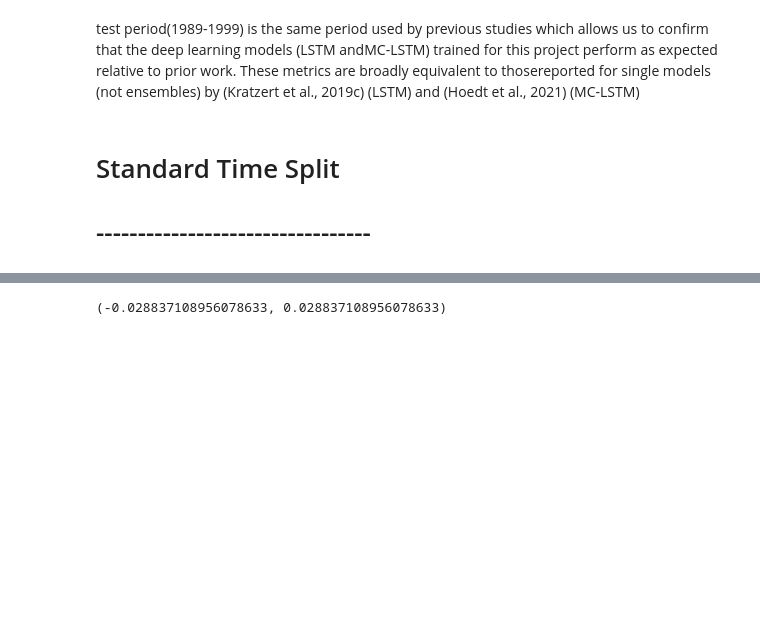
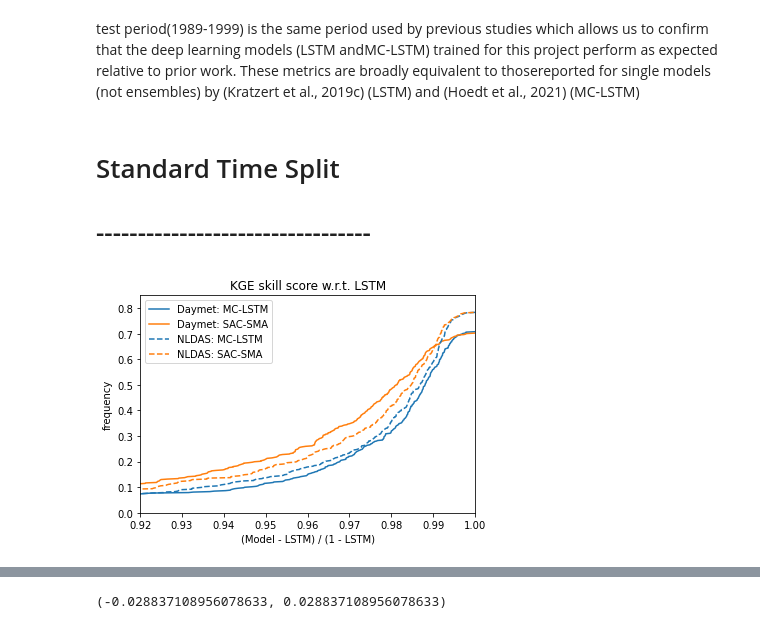
Before and after one commit to jmframe/mclstm_2021_mass_balance, a Jupyter notebook: results/paper_table-ens.ipynb, the cells around one changed output, grey strips where cells are left out. Saved outputs shown, nothing was run; the diff lists cells and outputs as text; code cells hidden in the pictures; blank space fills up the shorter version.

```diff
--- a/results/paper_table-ens.ipynb
+++ b/results/paper_table-ens.ipynb
@@ -47,6 +47,9 @@ def calculate_all_metrics_for_frequency_analysis(analysis_dict, flows):
             for sim in sims:
                  score[sim] = metrics.rmse(flows['obs'],flows[sim])
         if metric == 'KGE':
+            for sim in sims:
+                score[sim] = metrics.kge(flows['obs'],flows[sim])
+        if metric == 'KGEss':
             for sim in sims:
                 score[sim] = (metrics.kge(flows['obs'],flows[sim])+0.41421356237)/np.sqrt(2)
         if metric == 'Alpha-NSE':
@@ -199,0 +208,44 @@ for forcing_type in ['nldas', 'daymet']:
+# %%
+lower_bound_st1_dict = {metric:{} for metric in table_metrics}
+kgess_st1_dict = {forcing_type:{} for forcing_type in ['daymet','nldas']}
+for metric in table_metrics:
+    for forcing_type in ['daymet','nldas']:
+        lower_bound_st1_dict[metric][forcing_type] = (np.array(st1_dict[forcing_type][metric]["lstm"]) - \
+                                                        np.array(st1_dict[forcing_type][metric]["mc"])) / \
+                                                       (np.array(st1_dict[forcing_type][metric]["lstm"]) - \
+                                                        np.array(st1_dict[forcing_type][metric]["sac"]))
+
+for forcing_type in ['daymet','nldas']:
+    kgess_st1_dict[forcing_type]['MC-LSTM'] = (np.array(st1_dict[forcing_type]["KGE"]["mc"]) - \
+                                                    np.array(st1_dict[forcing_type][metric]["lstm"])) / \
+                                                   (1 - np.array(st1_dict[forcing_type][metric]["lstm"]))
+for forcing_type in ['daymet','nldas']:
+    kgess_st1_dict[forcing_type]['SAC-SMA'] = (np.array(st1_dict[forcing_type]["KGE"]["sac"]) - \
+                                                    np.array(st1_dict[forcing_type][metric]["lstm"])) / \
+                                                   (1 - np.array(st1_dict[forcing_type][metric]["lstm"]))
+# %%
+colz = ['#1f77b4', '#ff7f0e', '#2ca02c', '#bdbdbd']
+
+yvalues = list(range(len(kgess_st1_dict['daymet']['SAC-SMA'])))
+for i, _ in enumerate(yvalues):
+    yvalues[i] = yvalues[i]/len(yvalues)
+
+
+fig = plt.figure()
+ax = fig.add_subplot()
+
+ax.plot(np.sort(kgess_st1_dict['daymet']['MC-LSTM']), yvalues, label='Daymet: MC-LSTM', c=colz[0])
+ax.plot(np.sort(kgess_st1_dict['daymet']['SAC-SMA']), yvalues, label='Daymet: SAC-SMA', c=colz[1])
+ax.plot(np.sort(kgess_st1_dict['nldas']['MC-LSTM']), yvalues, label='NLDAS: MC-LSTM', c=colz[0], ls='--')
+ax.plot(np.sort(kgess_st1_dict['nldas']['SAC-SMA']), yvalues, label='NLDAS: SAC-SMA', c=colz[1], ls='--')
+ax.set_xlim([0.92,1])
+ax.set_ylim([0,.85])
+plt.legend()
+plt.title("KGE skill score w.r.t. LSTM")
+plt.xlabel("(Model - LSTM) / (1 - LSTM)")
+plt.ylabel("frequency")
+
+plt.show()
+plt.close()
+# %% [output]
+[figure, added]
```
Also changed, not shown: parts of 8 cells of this notebook, 2 other files.
